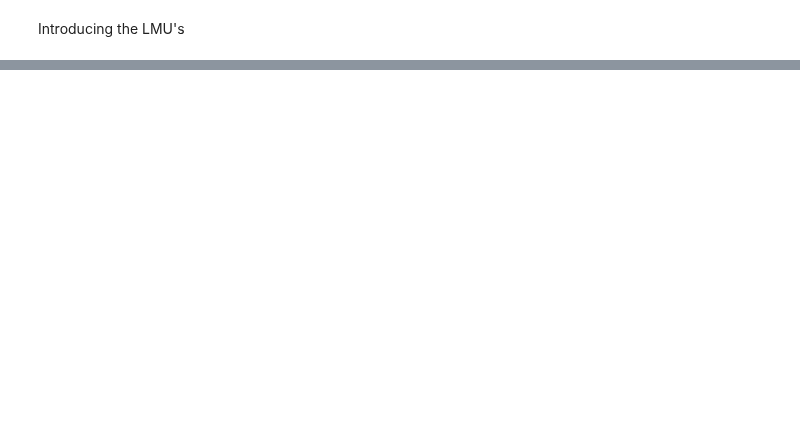
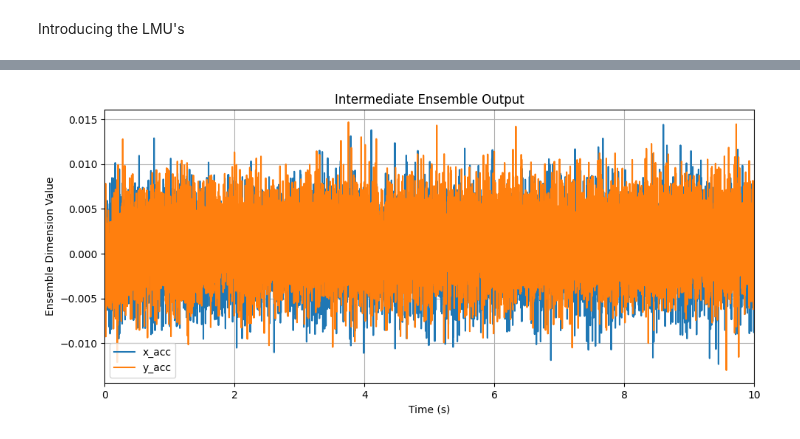
Before and after one commit to WAT-ai/BCI-Signal-Decoding, a Jupyter notebook: src/LMU - Basis/LMU_AA.ipynb, the cells around one changed output, grey strips where cells are left out. Drawn from its saved outputs; the diff is of its cells as text; code cells hidden in the pictures; blank space fills up the shorter version.

```diff
--- a/src/LMU - Basis/LMU_AA.ipynb
+++ b/src/LMU - Basis/LMU_AA.ipynb
@@ -239,7 +239,7 @@ dimensions = num_neurons
 out_dimension= 2
 num_degree= 2
 neurons= 100
-proj_dim = 5
+proj_dim = 2
 
 with model:
 
@@ -252,8 +252,8 @@ with model:
 
 
     #creating the ensembles
-    rep_ens= nengo.Ensemble(n_ensemble_neurons, 94, ensemble_radius)
-    intermediate_ens= nengo.Ensemble(dimensions*num_degree*neurons, dimensions*num_degree)
+    rep_ens= nengo.Ensemble(n_ensemble_neurons, 49, ensemble_radius)
+    intermediate_ens= nengo.Ensemble(dimensions*num_degree*neurons, proj_dim*num_degree) #
     out_ens = nengo.Ensemble(n_ensemble_neurons, out_dimension, ensemble_radius)
     err_ens = nengo.Ensemble(n_ensemble_neurons, out_dimension, ensemble_radius)
 
@@ -261,7 +261,7 @@ with model:
     #creating the connections
     #connecting stim with LMU stack
     stim_rep_ens_connection = nengo.Connection(stim, rep_ens)
-    rep_lmu_connection = nengo.Connection(rep_ens, lmu_set.input, transform=np.random.normal(dimensions, proj_dim))
+    rep_lmu_connection = nengo.Connection(rep_ens, lmu_set.input, transform=np.random.normal(0,1,(proj_dim, dimensions)))
 
     lmu_intermediate_connection = nengo.Connection(lmu_set.output, intermediate_ens)
     learning_connection= nengo.Connection(intermediate_ens, out_ens, function= lambda x:[0,0], learning_rule_type=nengo.PES(learning_rate= 2e-4))
@@ -276,5 +276,5 @@ with model:
 
 
 with nengo.Simulator(model, seed=0) as sim:
-    sim.run(2)
+    sim.run(10)
 # %% [output]
@@ -281,0 +283,13 @@ ValidationError: init: Shape of initial value () does not match expected shape (
+# %%
+# For the outputs
+fig, pl = plt.subplots(1, 1)
+fig.subplots_adjust(right=1.5)
+pl.plot(sim.trange(), sim.data[p_out])
+pl.set_title("Intermediate Ensemble Output")
+pl.set_xlim((0,np.max(sim.trange())))
+pl.set_xlabel("Time (s)")
+pl.set_ylabel("Ensemble Dimension Value")
+pl.legend(["x_acc", "y_acc"])
+pl.grid()
+# %% [output]
+[figure, added]
```
Also changed, not shown: parts of 15 cells of this notebook.
